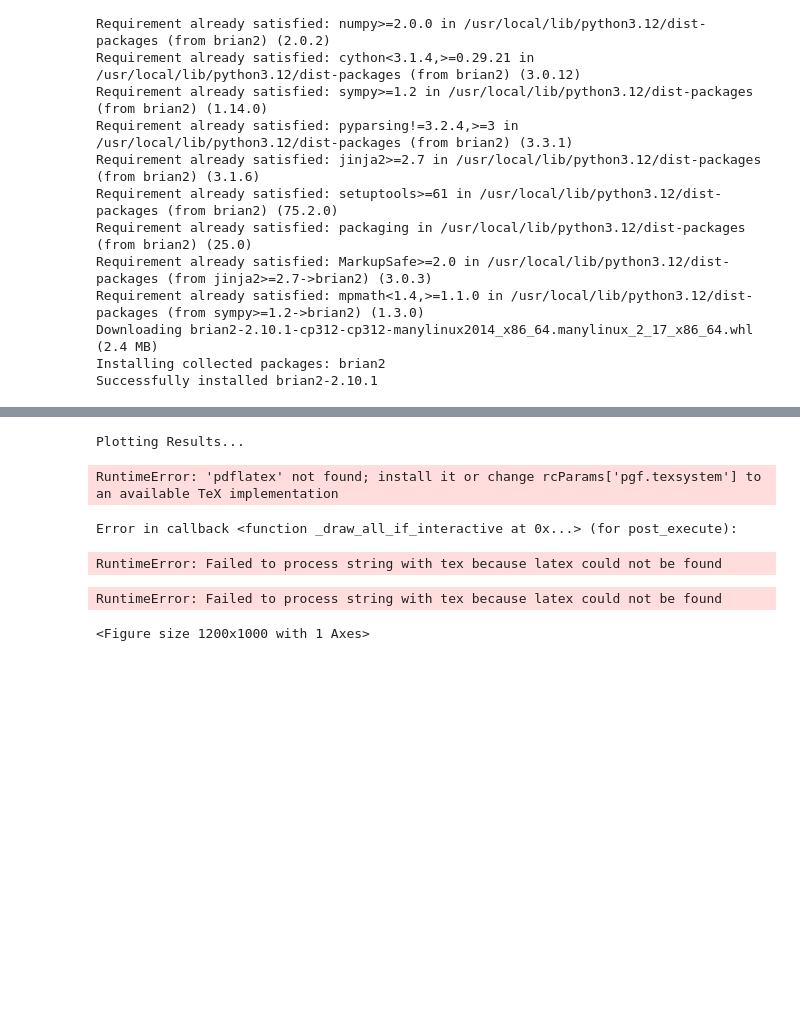
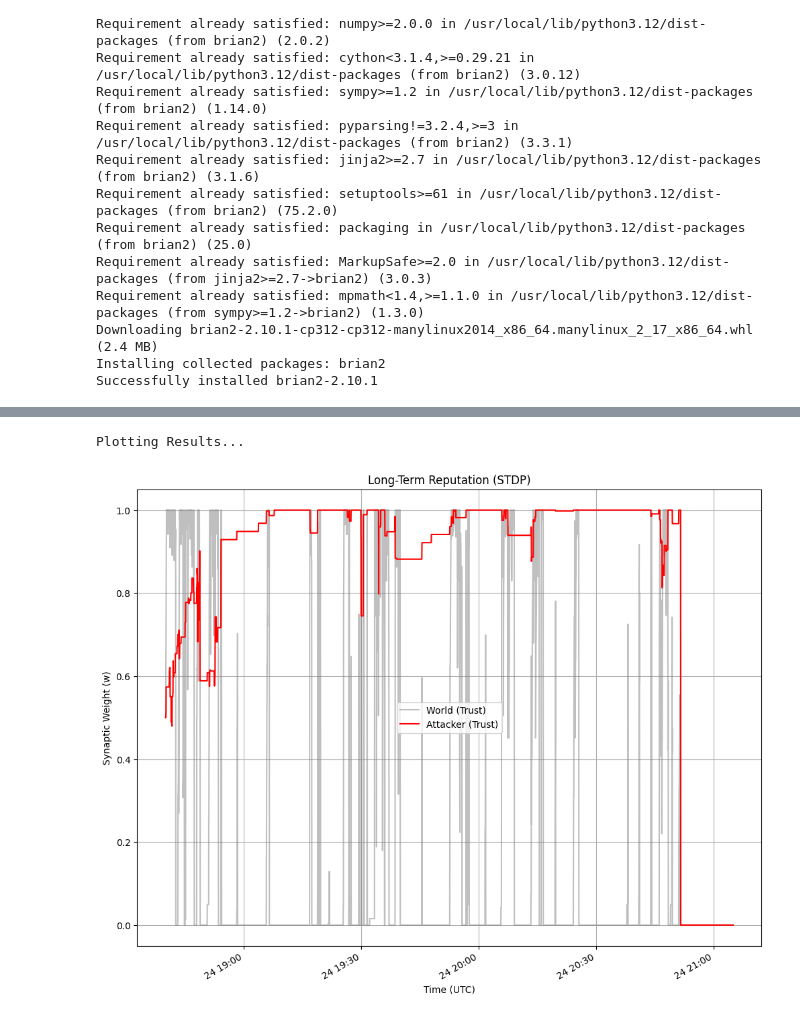
Before and after one commit to anirban-space/pybgp-snn-model, a Jupyter notebook: PyBGPStream_parse.ipynb, the cells around one changed output, grey strips where cells are left out. Cells and saved outputs as stored; diff of their text form; code cells hidden in the pictures; blank space fills up the shorter version.

```diff
--- a/PyBGPStream_parse.ipynb
+++ b/PyBGPStream_parse.ipynb
@@ -624,3 +619,30 @@ Get:208 http://archive.ubuntu.com/ubuntu jammy/universe amd64 texlive-font-utils
+# %%
+import matplotlib.pyplot as plt
+
+# 1. Clear any stuck settings
+plt.rcdefaults()
+
+# 2. Configure for "LaTeX-style" without using an external compiler
+plt.rcParams.update({
+    "text.usetex": False,            # Disable the external 'pdflatex' call
+    "font.family": "serif",          # Use serif fonts
+    "mathtext.fontset": "cm",        # Force Computer Modern for math
+    "font.serif": ["Computer Modern Roman"],
+    "axes.formatter.use_mathtext": True # Use mathtext for axis numbers
+})
+
+# 3. Plotting
+plt.figure(figsize=(8, 5))
+plt.plot([0, 1, 2], [0, 1, 4], 'r-o', label=r'$y = x^2$')
+
+# You can still use LaTeX syntax in labels!
+plt.xlabel(r'Time ($t_{seconds}$)', fontsize=12)
+plt.ylabel(r'Amplitude ($\Phi$)', fontsize=12)
+plt.title(r'Pseudo-LaTeX Rendering: $\frac{-b \pm \sqrt{b^2 - 4ac}}{2a}$', fontsize=14)
+
+plt.grid(True, linestyle='--', alpha=0.6)
+plt.legend()
+plt.show()
 # %%
 !pip install --trusted-host pypi.org --trusted-host pypi.python.org --trusted-host files.pythonhosted.org pdflatex
 # %% [output]
@@ -637,45 +670,41 @@ utc_times = [global_start_dt + timedelta(seconds=float(t)) for t in w_mon.t]
 fig, (ax1) = plt.subplots(1, 1, figsize=(12, 10), sharex=True)
 
 ax1.plot(utc_times, w_mon.w[0], label='World (Trust)', color='grey', alpha=0.5)
 ax1.plot(utc_times, w_mon.w[1], label='Attacker (Trust)', color='red')
 ax1.set_ylabel('Synaptic Weight (w)')
 ax1.set_title('Long-Term Reputation (STDP)')
 ax1.legend()
 ax1.grid(True)
 
 # ax2.plot(utc_times, w_mon.D[0], label='World Resources (D)', color='grey', alpha=0.5)
 # ax2.plot(utc_times, w_mon.D[1], label='Attacker Resources (D)', color='red')
 # ax2.set_ylabel('Synaptic Resources (D)')
 # ax2.set_title(f'Leaky Trust Dynamics (U={COST_PER_SPIKE}, Tau={TAU_REC/ms}ms)')
 # ax2.set_ylim(0, 1.1)
 # ax2.legend()
 # ax2.grid(True)
 # ax2.xaxis.set_major_formatter(mdates.DateFormatter('%H:%M'))
 
 # Try saving in latex format
 # Latex Part
 # Set the backend to pgf
-plt.rcParams.update({
-    "pgf.texsystem": "pdflatex",
-    "font.family": "serif",  # Match LaTeX default
-    "text.usetex": True,     # Use LaTeX to render text
-    "pgf.rcfonts": False,    # Don't use matplotlib's font settings
-})
+# plt.rcParams.update({
+#     "pgf.texsystem": "pdflatex",
+#     "font.family": "serif",  # Match LaTeX default
+#     "text.usetex": True,     # Use LaTeX to render text
+#     "pgf.rcfonts": False,    # Don't use matplotlib's font settings
+# })
 
 plt.xlabel('Time (UTC)')
 plt.gcf().autofmt_xdate()
 
 # Save as .pgf
-plt.savefig("my_plot.pgf")
+# plt.savefig("my_plot.pgf")
 
 plt.show()
 # %% [output]
 Plotting Results...
-RuntimeError: 'pdflatex' not found; install it or change rcParams['pgf.texsystem'] to an available TeX implementation
-Error in callback <function _draw_all_if_interactive at 0x...> (for post_execute):
-RuntimeError: Failed to process string with tex because latex could not be found
-RuntimeError: Failed to process string with tex because latex could not be found
-<Figure size 1200x1000 with 1 Axes>
+[figure, added]
 # %%
 #!cp -r /home/anirban /content/drive/MyDrive/ColabHomeBackup/PyBGPColab/
 # %%
```
Also changed, not shown: parts of 10 cells of this notebook.
